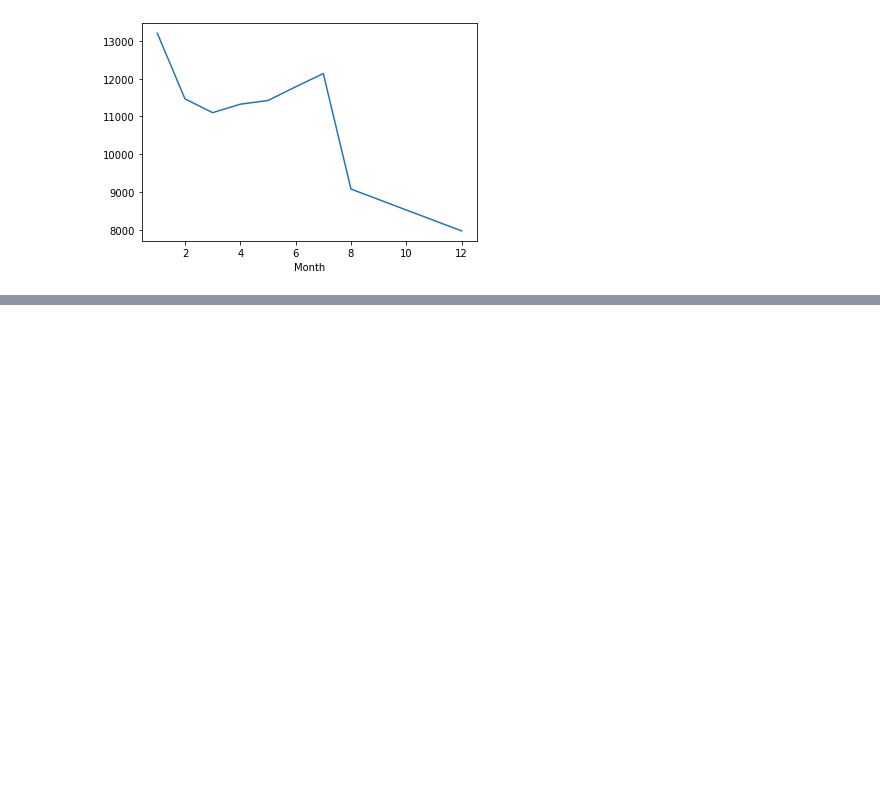
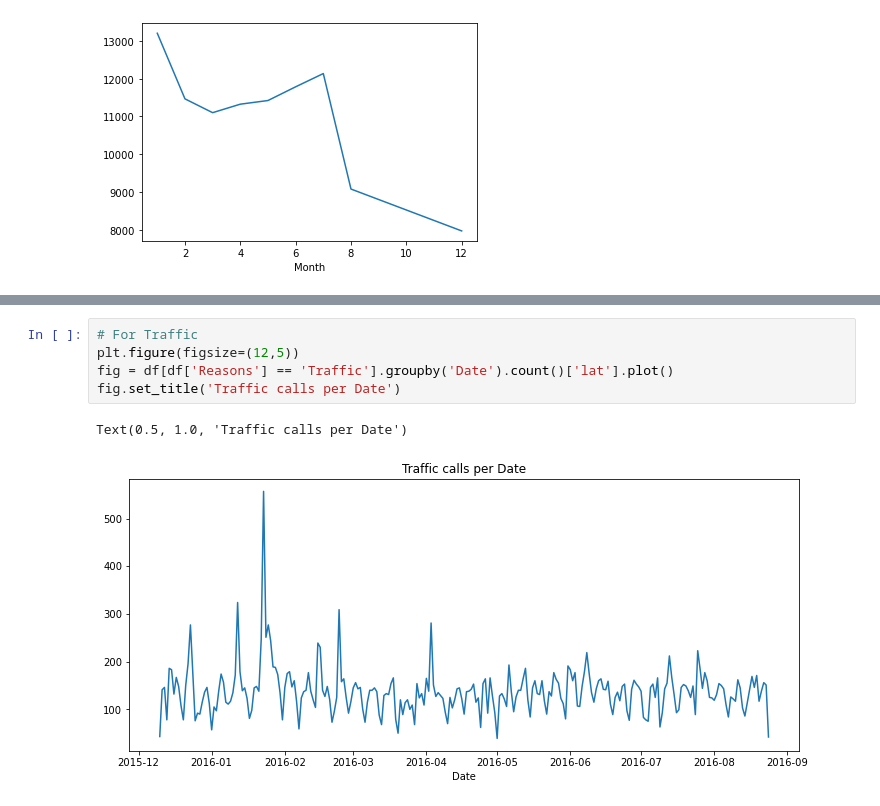
Before and after one commit to aamirmohiuddin38/Python---Data-Analysis, a Jupyter notebook: EDA Projects/Emergency_911_Calls.ipynb, the cells around one changed output, grey strips where cells are left out. Cells and saved outputs as stored; diff of their text form; blank space fills up the shorter version.

```diff
--- a/EDA Projects/Emergency_911_Calls.ipynb
+++ b/EDA Projects/Emergency_911_Calls.ipynb
@@ -264,0 +297,8 @@ byMonth['lat'].plot()
+# %%
+# For Traffic
+plt.figure(figsize=(12,5))
+fig = df[df['Reasons'] == 'Traffic'].groupby('Date').count()['lat'].plot()
+fig.set_title('Traffic calls per Date')
+# %% [output]
+Text(0.5, 1.0, 'Traffic calls per Date')
+[figure, added]
```
Also changed, not shown: parts of 8 cells of this notebook.
